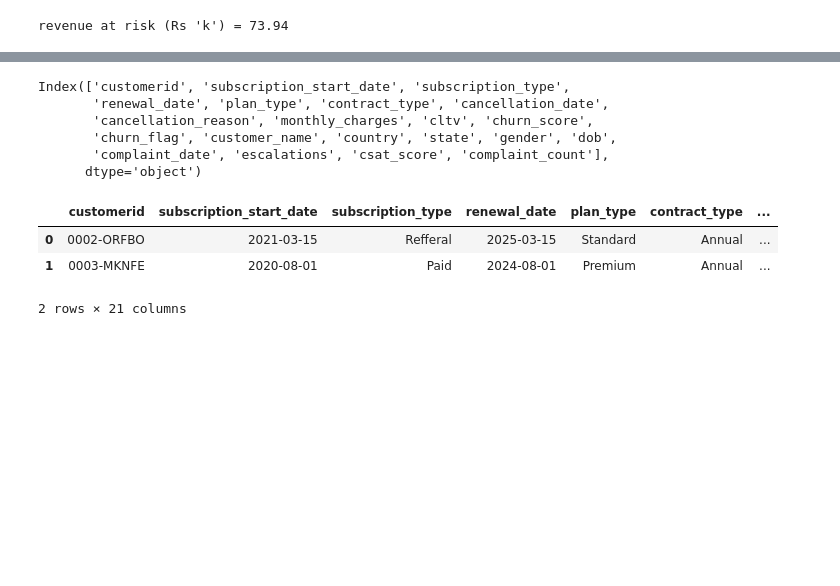
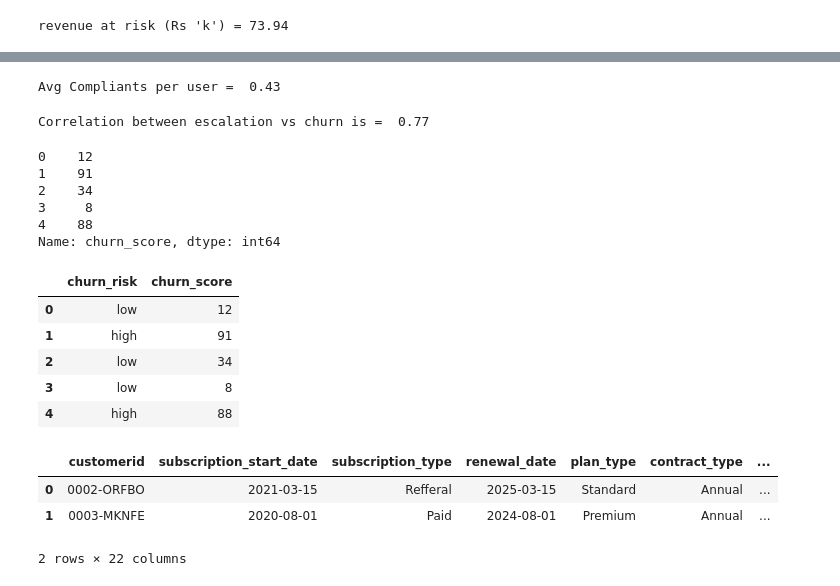
Before and after one commit to Naveengupta2006/churn_analysis, a Jupyter notebook: churn.ipynb, the cells around one changed output, grey strips where cells are left out. Saved outputs shown, nothing was run; the diff lists cells and outputs as text; code cells hidden in the pictures; blank space fills up the shorter version.

Commit message:
feat: calculate average complaint rate, correlate escalations with churn, and categorize customer churn risk in churn analysis notebook

```diff
--- a/churn.ipynb
+++ b/churn.ipynb
@@ -504,16 +504,54 @@ np.float64(0.19047619047619047)
-# %%
-df.columns
-# %% [output]
-Index(['customerid', 'subscription_start_date', 'subscription_type',
-       'renewal_date', 'plan_type', 'contract_type', 'cancellation_date',
-       'cancellation_reason', 'monthly_charges', 'cltv', 'churn_score',
-       'churn_flag', 'customer_name', 'country', 'state', 'gender', 'dob',
-       'complaint_date', 'escalations', 'csat_score', 'complaint_count'],
-      dtype='object')
+# %%
+# 9. avg complaint rate per user
+avg_complaints = df['complaint_count'].sum() / df['customerid'].nunique()
+print('Avg Compliants per user = ', round(avg_complaints, 2))
+# %% [output]
+Avg Compliants per user =  0.43
+# %%
+# 10. correlation exclation vs churn
+
+# df['escalations'] = np.where(df['escalations'] == 'Y',1, 0) # encodeing string
+corr_df = df[['escalations','churn_flag']].dropna()
+
+# correlation =
+corr_df['escalations'].corr(df['churn_flag'])
+print("Correlation between escalation vs churn is = ", round(correlation, 2))
+# %% [output]
+Correlation between escalation vs churn is =  0.77
+# %%
+# 11.
+df['churn_score'].head()
+# %% [output]
+0    12
+1    91
+2    34
+3     8
+4    88
+Name: churn_score, dtype: int64
+# %%
+# 11. create a column using existing col - churn risk
+
+conditions = [
+        (df['churn_score'] < 50),
+        (df['churn_score'] >= 50) & (df['churn_score'] < 70),
+        (df['churn_score'] >= 70)
+]
+choices = ['low','medium','high']
+
+df['churn_risk'] = np.select(conditions, choices, default='unkown')
+# %%
+df[['churn_risk','churn_score']].head()
+# %% [output]
+|  | churn_risk | churn_score |
+| 0 | low | 12 |
+| 1 | high | 91 |
+| 2 | low | 34 |
+| 3 | low | 8 |
+| 4 | high | 88 |
 # %%
 df.head(2)
 # %% [output]
 |  | customerid | subscription_start_date | subscription_type | renewal_date | plan_type | contract_type | ... |
 | 0 | 0002-ORFBO | 2021-03-15 | Refferal | 2025-03-15 | Standard | Annual | ... |
 | 1 | 0003-MKNFE | 2020-08-01 | Paid | 2024-08-01 | Premium | Annual | ... |
-2 rows × 21 columns
+2 rows × 22 columns
```
Also changed, not shown: parts of 3 cells of this notebook.
